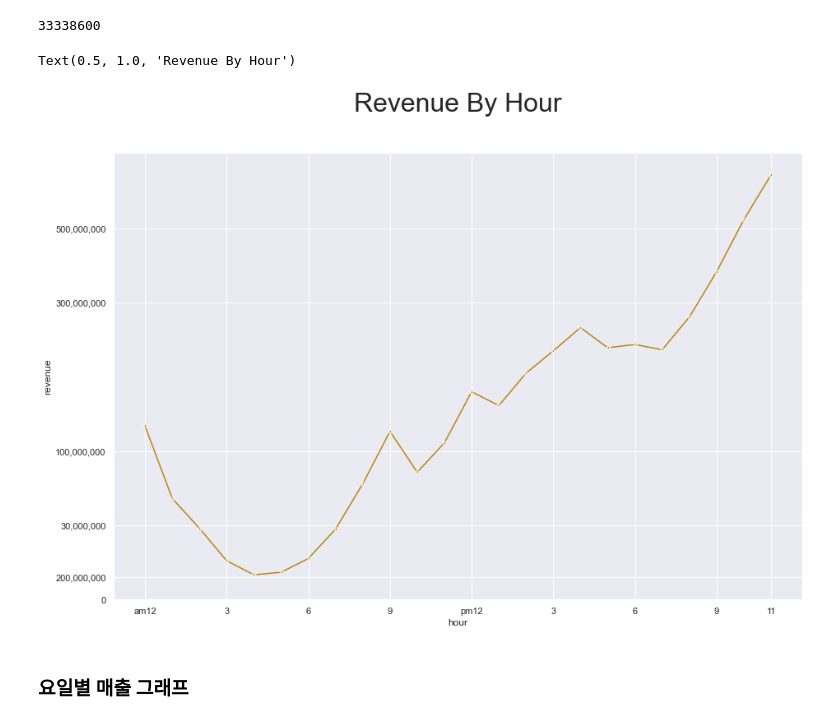
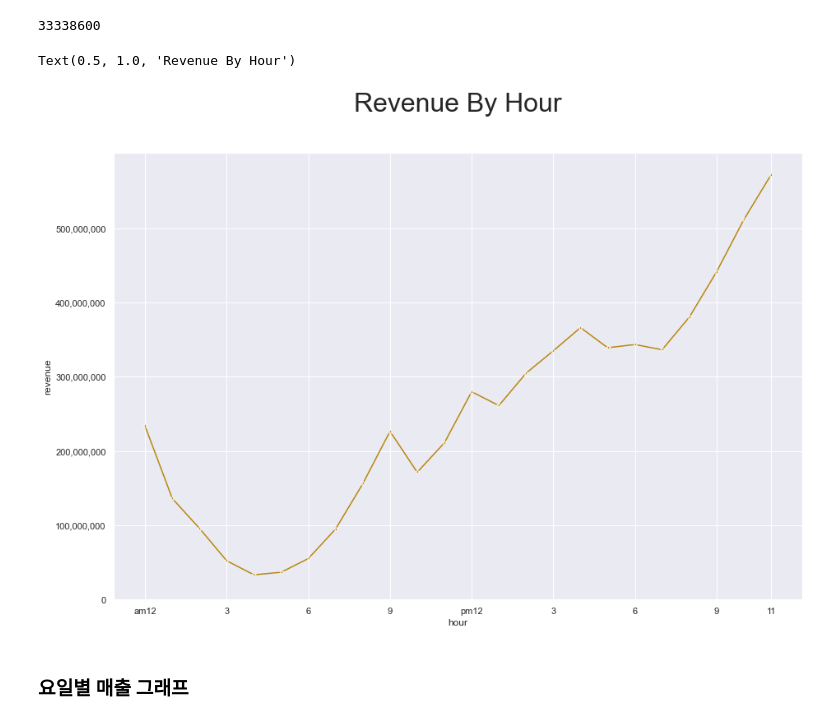
Before and after one commit to jbkim0530/Fast-campus-EDA, a Jupyter notebook: 22-07-01_bobjo_visualization_form_GG.ipynb, the cells around one changed output. Drawn from its saved outputs; the diff is of its cells as text; code cells hidden in the pictures.

```diff
--- a/22-07-01_bobjo_visualization_form_GG.ipynb
+++ b/22-07-01_bobjo_visualization_form_GG.ipynb
@@ -6,4 +8,4 @@ import seaborn as sns
 # %%
-df = pd.read_csv('./2022-07-01_bob.csv')
+df = pd.read_csv('2022-06-29_last_bab2.csv', parse_dates=["completed_at","marketing_start_at"])
 df
 # %% [output]
@@ -23,5 +25,3 @@ df
-# %%
-df = df.drop(columns='Unnamed: 0')
 # %%
 df.info()
 # %% [output]
@@ -44,4 +44 @@ dtypes: datetime64[ns](1), int64(6), object(10)
 memory usage: 13.1+ MB
-# %%
-df.completed_at = pd.to_datetime(df.completed_at, )
-df.info()  # dtype -> datetime으로 바꾸기
@@ -66,3 +44,0 @@ memory usage: 13.1+ MB
-# %%
-df.marketing_start_at = pd.to_datetime(df.marketing_start_at, )
-df.info()  # dtype -> datetime으로 바꾸기
@@ -203,20 +159,20 @@ sns.lineplot(data=penguins, y="bill_length_mm", x="bill_depth_mm", hue="species"
 # %%
 # 시간별 그래프           ## 검토 필요
 plt.figure(figsize=(15,10))
 sns.set_theme(style='darkgrid')
 sns.lineplot(x = 'completed_at',y = "transaction_amount",
              color = 'darkgoldenrod',
              marker='*',
              data=prc_hour)
 plt.xlabel('hour')
 plt.ylabel('revenue')
-plt.yticks([0, 100000000, 200000000, 30000000, 400000000 ,500000000], [0,'30,000,000', '100,000,000', '200,000,000', '300,000,000' ,'500,000,000'])
+plt.yticks([0, 100000000, 200000000, 300000000, 400000000 ,500000000], [0,'100,000,000', '200,000,000', '300,000,000', '400,000,000' ,'500,000,000'])
 plt.xticks([0, 3, 6, 9, 12, 15, 18, 21 ,23], ['am12', '3', '6', '9', 'pm12', '3', '6', '9', '11'])
 plt.ylim([0, 601732315])
 plt.title("Revenue By Hour", fontsize=32, pad=50)
 # %% [output]
 Text(0.5, 1.0, 'Revenue By Hour')
-[figure, old version]
+[figure, new version]
 # %% [markdown]
 ### 요일별 매출 그래프
 # %%
```
Also changed, not shown: parts of 36 cells of this notebook.
